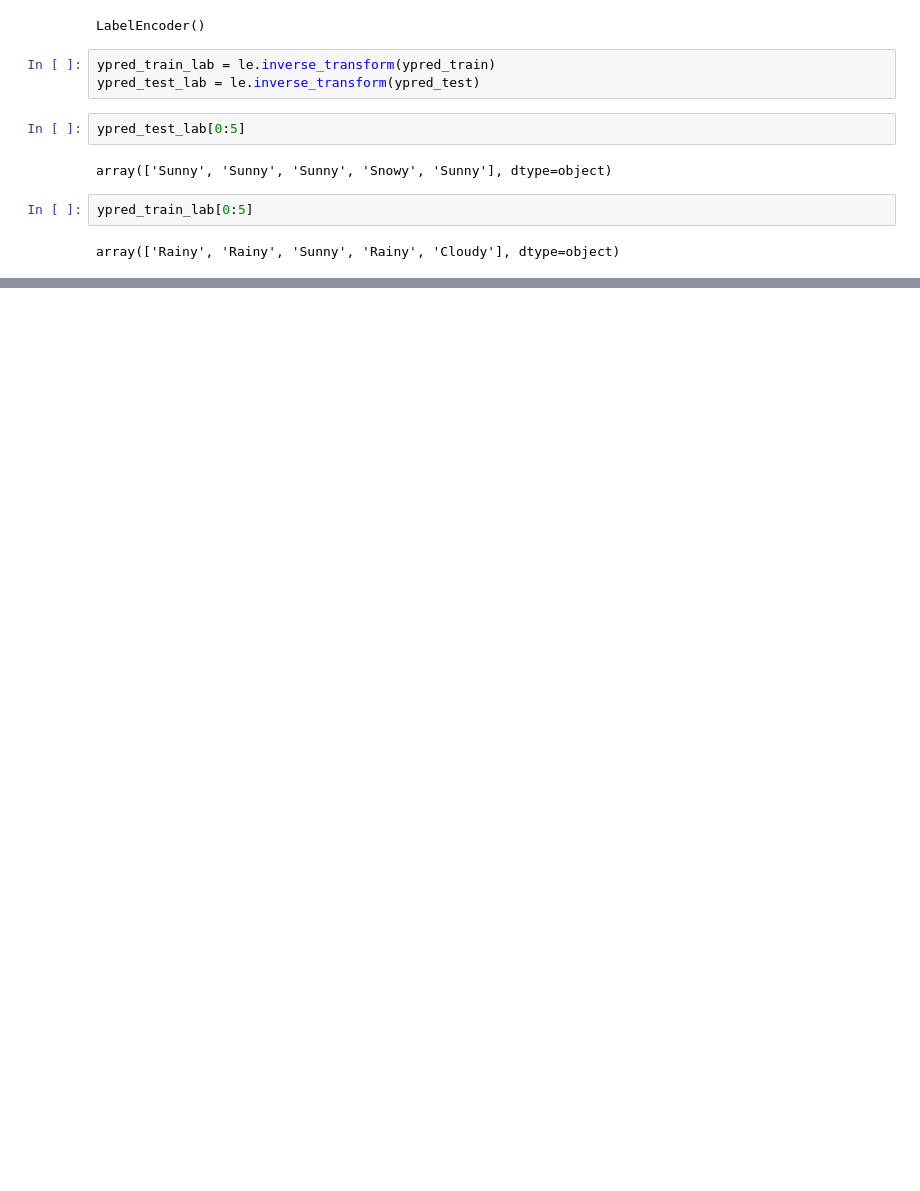
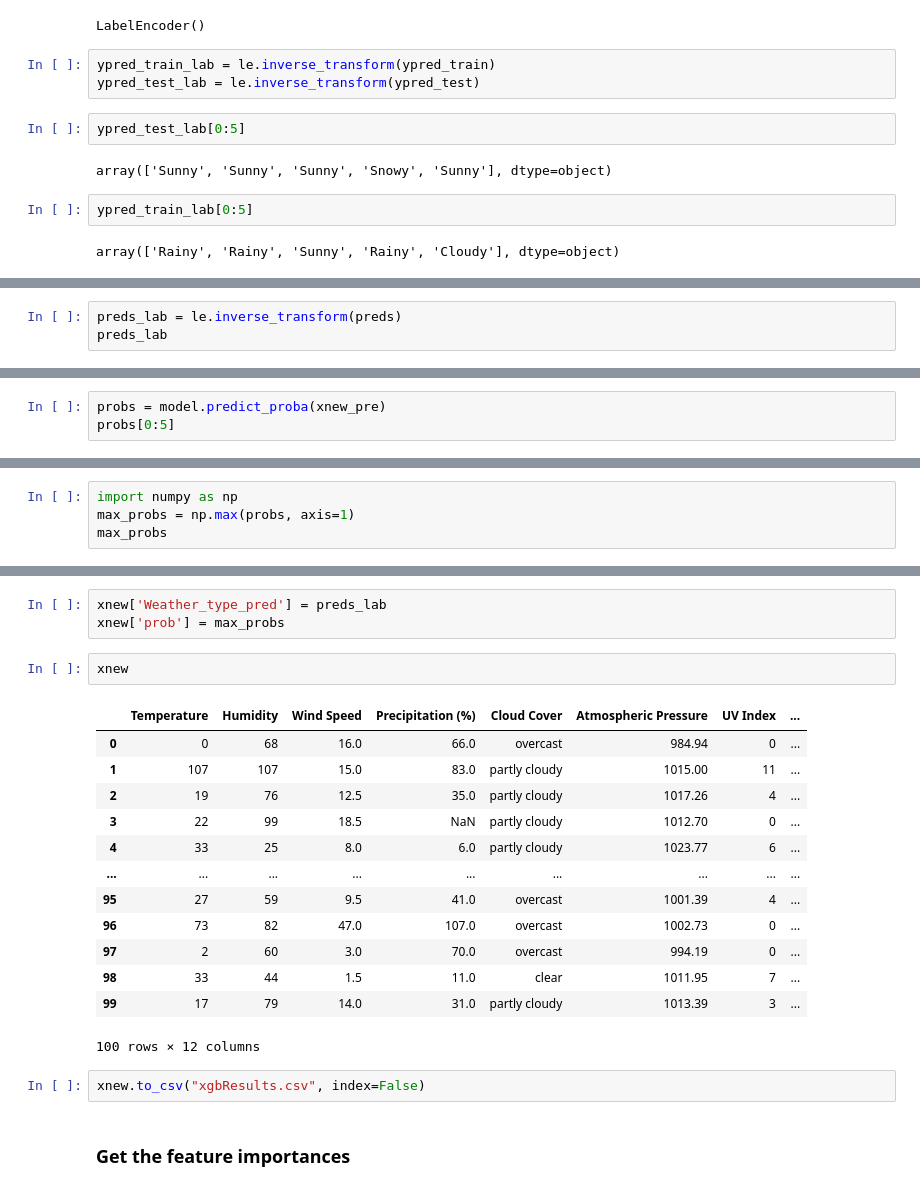
Before and after one commit to utkarshg1/ML_Wakad_6_8pm_30th_Apr, a Jupyter notebook: xgBoost/xgBoost.ipynb, the cells around one changed output, grey strips where cells are left out. Drawn from its saved outputs; the diff is of its cells as text; blank space fills up the shorter version.

```diff
--- a/xgBoost/xgBoost.ipynb
+++ b/xgBoost/xgBoost.ipynb
@@ -333,0 +387,3 @@ array(['Rainy', 'Rainy', 'Sunny', 'Rainy', 'Cloudy'], dtype=object)
+# %%
+preds_lab = le.inverse_transform(preds)
+preds_lab
@@ -333,0 +410,3 @@ array(['Rainy', 'Rainy', 'Sunny', 'Rainy', 'Cloudy'], dtype=object)
+# %%
+probs = model.predict_proba(xnew_pre)
+probs[0:5]
@@ -333,0 +420,4 @@ array(['Rainy', 'Rainy', 'Sunny', 'Rainy', 'Cloudy'], dtype=object)
+# %%
+import numpy as np
+max_probs = np.max(probs, axis=1)
+max_probs
@@ -333,0 +442,23 @@ array(['Rainy', 'Rainy', 'Sunny', 'Rainy', 'Cloudy'], dtype=object)
+# %%
+xnew['Weather_type_pred'] = preds_lab
+xnew['prob'] = max_probs
+# %%
+xnew
+# %% [output]
+|  | Temperature | Humidity | Wind Speed | Precipitation (%) | Cloud Cover | Atmospheric Pressure | UV Index | ... |
+| 0 | 0 | 68 | 16.0 | 66.0 | overcast | 984.94 | 0 | ... |
+| 1 | 107 | 107 | 15.0 | 83.0 | partly cloudy | 1015.00 | 11 | ... |
+| 2 | 19 | 76 | 12.5 | 35.0 | partly cloudy | 1017.26 | 4 | ... |
+| 3 | 22 | 99 | 18.5 | NaN | partly cloudy | 1012.70 | 0 | ... |
+| 4 | 33 | 25 | 8.0 | 6.0 | partly cloudy | 1023.77 | 6 | ... |
+| ... | ... | ... | ... | ... | ... | ... | ... | ... |
+| 95 | 27 | 59 | 9.5 | 41.0 | overcast | 1001.39 | 4 | ... |
+| 96 | 73 | 82 | 47.0 | 107.0 | overcast | 1002.73 | 0 | ... |
+| 97 | 2 | 60 | 3.0 | 70.0 | overcast | 994.19 | 0 | ... |
+| 98 | 33 | 44 | 1.5 | 11.0 | clear | 1011.95 | 7 | ... |
+| 99 | 17 | 79 | 14.0 | 31.0 | partly cloudy | 1013.39 | 3 | ... |
+100 rows × 12 columns
+# %%
+xnew.to_csv("xgbResults.csv", index=False)
+# %% [markdown]
+### Get the feature importances
```
Also changed, not shown: parts of 16 cells of this notebook, 1 other file.
